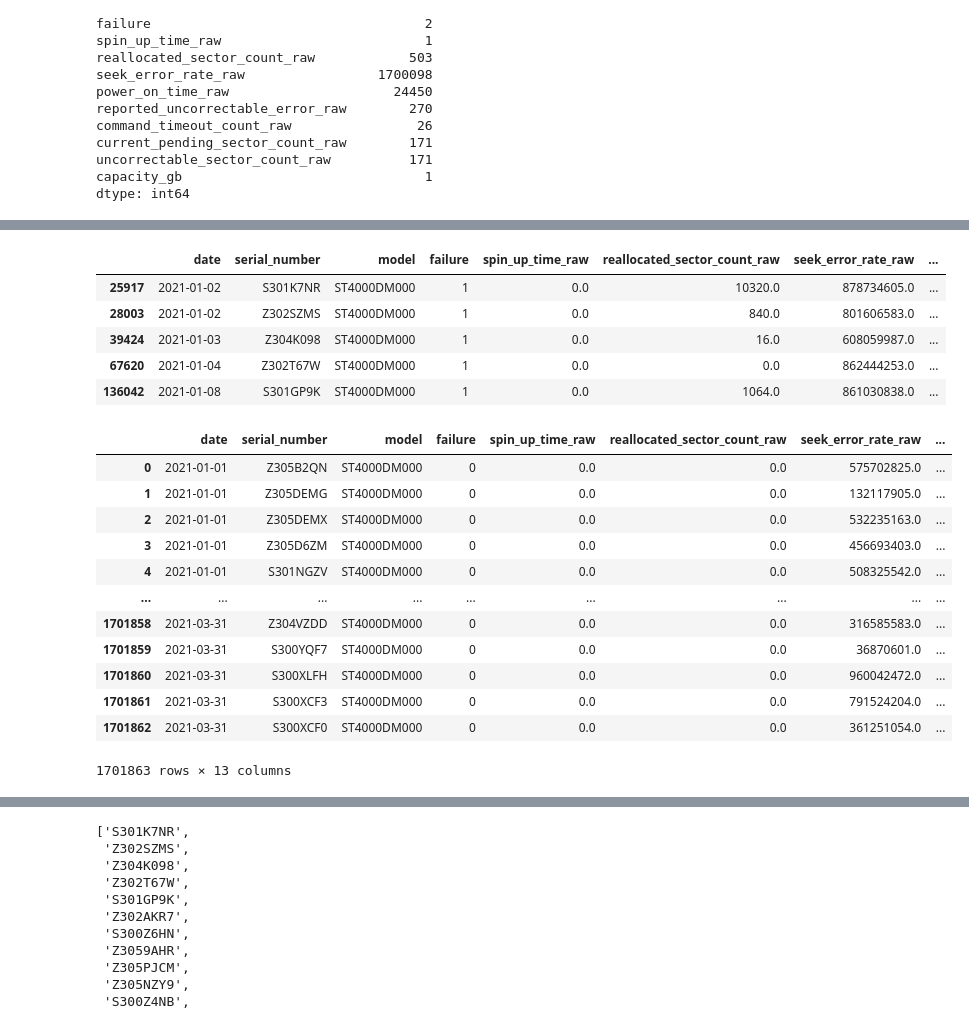
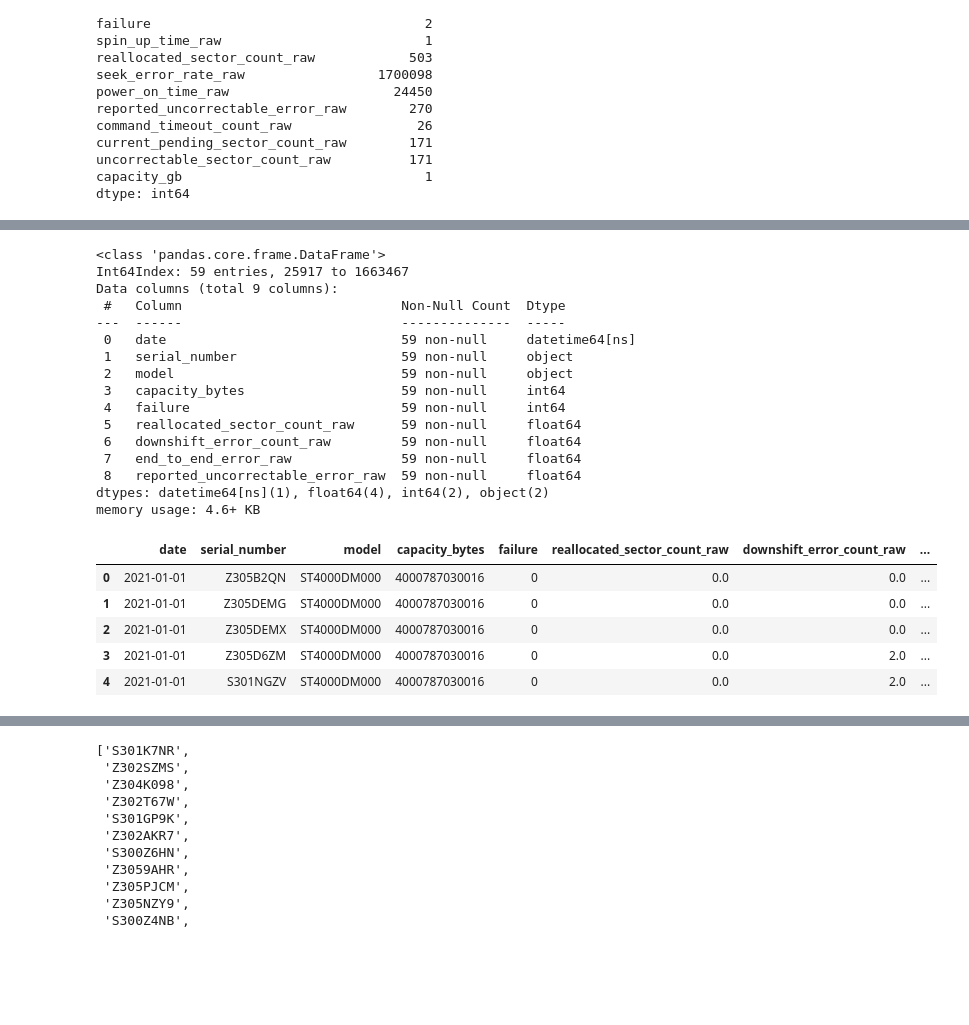
Before and after one commit to wcmphysics/DataScienceBootcamp-Capstone, a Jupyter notebook: notebooks/cmw.ipynb, the cells around one changed output, grey strips where cells are left out. Saved outputs shown, nothing was run; the diff lists cells and outputs as text; code cells hidden in the pictures; blank space fills up the shorter version.

```diff
--- a/notebooks/cmw.ipynb
+++ b/notebooks/cmw.ipynb
@@ -458,26 +446,29 @@ capacity_gb                          1
 dtype: int64
 # %%
-df_hd_model_failure.head()
+df_hd_model_failure.info()
 # %% [output]
-|  | date | serial_number | model | failure | spin_up_time_raw | reallocated_sector_count_raw | seek_error_rate_raw | ... |
-| 25917 | 2021-01-02 | S301K7NR | ST4000DM000 | 1 | 0.0 | 10320.0 | 878734605.0 | ... |
-| 28003 | 2021-01-02 | Z302SZMS | ST4000DM000 | 1 | 0.0 | 840.0 | 801606583.0 | ... |
-| 39424 | 2021-01-03 | Z304K098 | ST4000DM000 | 1 | 0.0 | 16.0 | 608059987.0 | ... |
-| 67620 | 2021-01-04 | Z302T67W | ST4000DM000 | 1 | 0.0 | 0.0 | 862444253.0 | ... |
-| 136042 | 2021-01-08 | S301GP9K | ST4000DM000 | 1 | 0.0 | 1064.0 | 861030838.0 | ... |
+<class 'pandas.core.frame.DataFrame'>
+Int64Index: 59 entries, 25917 to 1663467
+Data columns (total 9 columns):
+ #   Column                            Non-Null Count  Dtype
+---  ------                            --------------  -----
+ 0   date                              59 non-null     datetime64[ns]
+ 1   serial_number                     59 non-null     object
+ 2   model                             59 non-null     object
+ 3   capacity_bytes                    59 non-null     int64
+ 4   failure                           59 non-null     int64
+ 5   reallocated_sector_count_raw      59 non-null     float64
+ 6   downshift_error_count_raw         59 non-null     float64
+ 7   end_to_end_error_raw              59 non-null     float64
+ 8   reported_uncorrectable_error_raw  59 non-null     float64
+dtypes: datetime64[ns](1), float64(4), int64(2), object(2)
+memory usage: 4.6+ KB
 # %%
-df_hd_model
+df_hd_model.head(5)
 # %% [output]
-|  | date | serial_number | model | failure | spin_up_time_raw | reallocated_sector_count_raw | seek_error_rate_raw | ... |
-| 0 | 2021-01-01 | Z305B2QN | ST4000DM000 | 0 | 0.0 | 0.0 | 575702825.0 | ... |
-| 1 | 2021-01-01 | Z305DEMG | ST4000DM000 | 0 | 0.0 | 0.0 | 132117905.0 | ... |
-| 2 | 2021-01-01 | Z305DEMX | ST4000DM000 | 0 | 0.0 | 0.0 | 532235163.0 | ... |
-| 3 | 2021-01-01 | Z305D6ZM | ST4000DM000 | 0 | 0.0 | 0.0 | 456693403.0 | ... |
-| 4 | 2021-01-01 | S301NGZV | ST4000DM000 | 0 | 0.0 | 0.0 | 508325542.0 | ... |
-| ... | ... | ... | ... | ... | ... | ... | ... | ... |
-| 1701858 | 2021-03-31 | Z304VZDD | ST4000DM000 | 0 | 0.0 | 0.0 | 316585583.0 | ... |
-| 1701859 | 2021-03-31 | S300YQF7 | ST4000DM000 | 0 | 0.0 | 0.0 | 36870601.0 | ... |
-| 1701860 | 2021-03-31 | S300XLFH | ST4000DM000 | 0 | 0.0 | 0.0 | 960042472.0 | ... |
-| 1701861 | 2021-03-31 | S300XCF3 | ST4000DM000 | 0 | 0.0 | 0.0 | 791524204.0 | ... |
-| 1701862 | 2021-03-31 | S300XCF0 | ST4000DM000 | 0 | 0.0 | 0.0 | 361251054.0 | ... |
+|  | date | serial_number | model | capacity_bytes | failure | reallocated_sector_count_raw | downshift_error_count_raw | ... |
+| 0 | 2021-01-01 | Z305B2QN | ST4000DM000 | 4000787030016 | 0 | 0.0 | 0.0 | ... |
+| 1 | 2021-01-01 | Z305DEMG | ST4000DM000 | 4000787030016 | 0 | 0.0 | 0.0 | ... |
+| 2 | 2021-01-01 | Z305DEMX | ST4000DM000 | 4000787030016 | 0 | 0.0 | 0.0 | ... |
+| 3 | 2021-01-01 | Z305D6ZM | ST4000DM000 | 4000787030016 | 0 | 0.0 | 2.0 | ... |
+| 4 | 2021-01-01 | S301NGZV | ST4000DM000 | 4000787030016 | 0 | 0.0 | 2.0 | ... |
-1701863 rows × 13 columns
```
Also changed, not shown: parts of 75 cells of this notebook.
